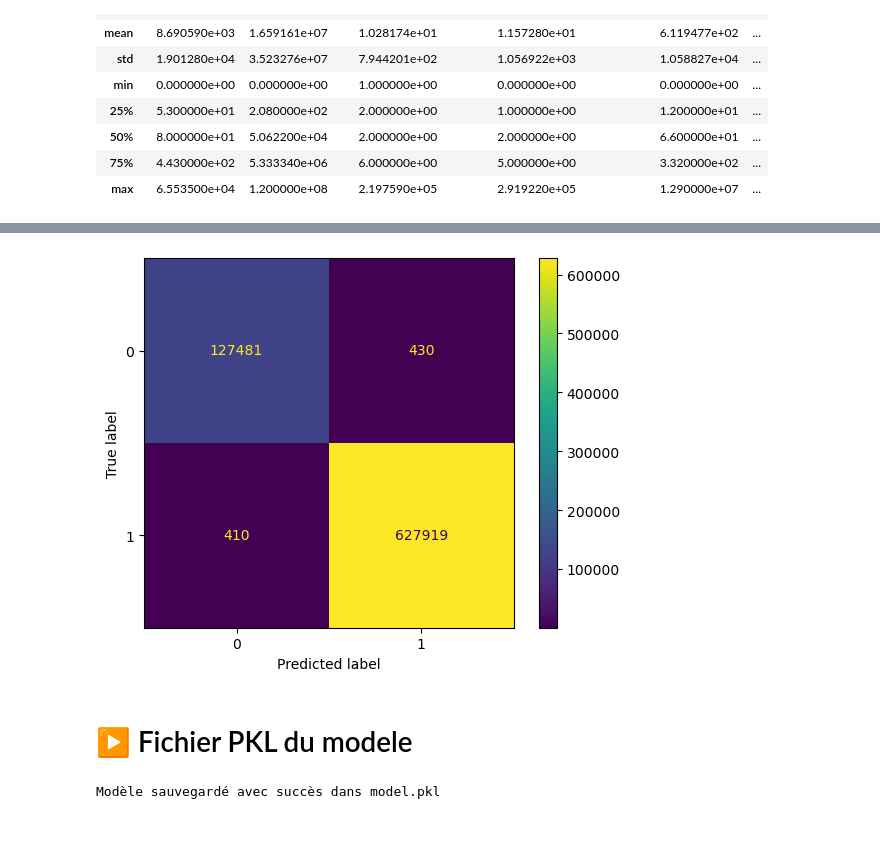
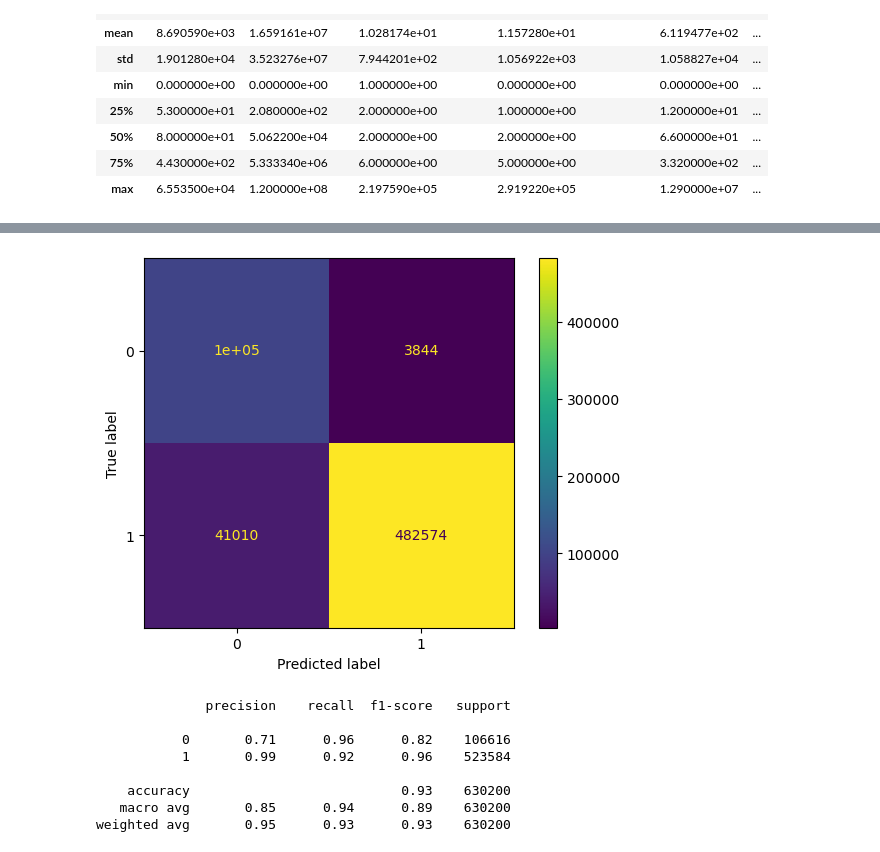
Before and after one commit to Zakaria-Ibenziane/cic-IDS, a Jupyter notebook: Cic_IDS_vf.ipynb, the cells around one changed output, grey strips where cells are left out. Drawn from its saved outputs; the diff is of its cells as text; code cells hidden in the pictures.

```diff
--- a/Cic_IDS_vf.ipynb
+++ b/Cic_IDS_vf.ipynb
@@ -309,3 +377,7 @@ df.describe()
+# %%
+# Shuffle the entire DataFrame
+for i in range(3):
+  df = df.sample(frac=1)
 # %%
 x = df.drop(['Label'] , axis = 1).values
 y = df['Label'].values
@@ -312,14 +392,14 @@ y = df['Label'].values
 # %%
 # scaling the dataset / redimensionnement
 
-# ro_scaler = RobustScaler()
-# x_scaled = ro_scaler.fit_transform(x)
+ro_scaler = RobustScaler()
+x_scaled = ro_scaler.fit_transform(x)
 
 # échelonnage des données dans une plage donnée, par défaut entre 0 et 1
 scaler = MinMaxScaler()
 x_scaled = scaler.fit_transform(x_scaled)
 # %%
-x_train , x_test , y_train , y_test = train_test_split(x_scaled, y, test_size= 0.3 , random_state=42)
+x_train , x_test , y_train , y_test = train_test_split(x_scaled, y, test_size= 0.25 , random_state=42)
 # %%
 print('la taille de notre dataset de trainning : ',x_train.shape)
 print('la taille de notre dataset de test : ',x_test.shape)
@@ -368,0 +475,5 @@ Accuracy:  0.9988892415106315
+# %%
+# Train LogisticRegression Model
+LGR_Classifier = LogisticRegression(n_jobs=-1, random_state=0)
+LGR_Classifier_eval = fit_and_evaluate(LGR_Classifier, x_traincpy , x_testcpy , y_traincpy , y_testcpy)
+print(' Logistic Regression Performance on the test set : Cross Validation Score = %0.4f ' % LGR_Classifier_eval)
@@ -369,16 +567,24 @@ Accuracy:  0.9988892415106315
 # %%
-cm = confusion_matrix(y_testcpy, y_pred, labels=random.classes_)
-disp = ConfusionMatrixDisplay(confusion_matrix=cm, display_labels=random.classes_)
+# LogisticRegression Model
+y_pred = LGR_Classifier.predict(x_testcpy)
+
+cm = confusion_matrix(y_testcpy, y_pred, labels=LGR_Classifier.classes_)
+disp = ConfusionMatrixDisplay(confusion_matrix=cm, display_labels=LGR_Classifier.classes_)
 disp.plot()
 plt.show()
 # %% [output]
-[figure, old version]
+[figure, new version]
-# %% [markdown]
-# ▶ Fichier PKL du modele
-# %%
-modele = 'modele.pkl'
-with open(modele, 'wb') as fichier:
-    pickle.dump(random, fichier)
-    print("Modèle sauvegardé avec succès dans model.pkl")
-# %% [output]
-Modèle sauvegardé avec succès dans model.pkl
+# %%
+report = classification_report(y_testcpy, y_pred)
+
+# Print the classification report
+print(report)
+# %% [output]
+              precision    recall  f1-score   support
+
+           0       0.71      0.96      0.82    106616
+           1       0.99      0.92      0.96    523584
+
+    accuracy                           0.93    630200
+   macro avg       0.85      0.94      0.89    630200
+weighted avg       0.95      0.93      0.93    630200
```
Also changed, not shown: parts of 59 cells of this notebook.
